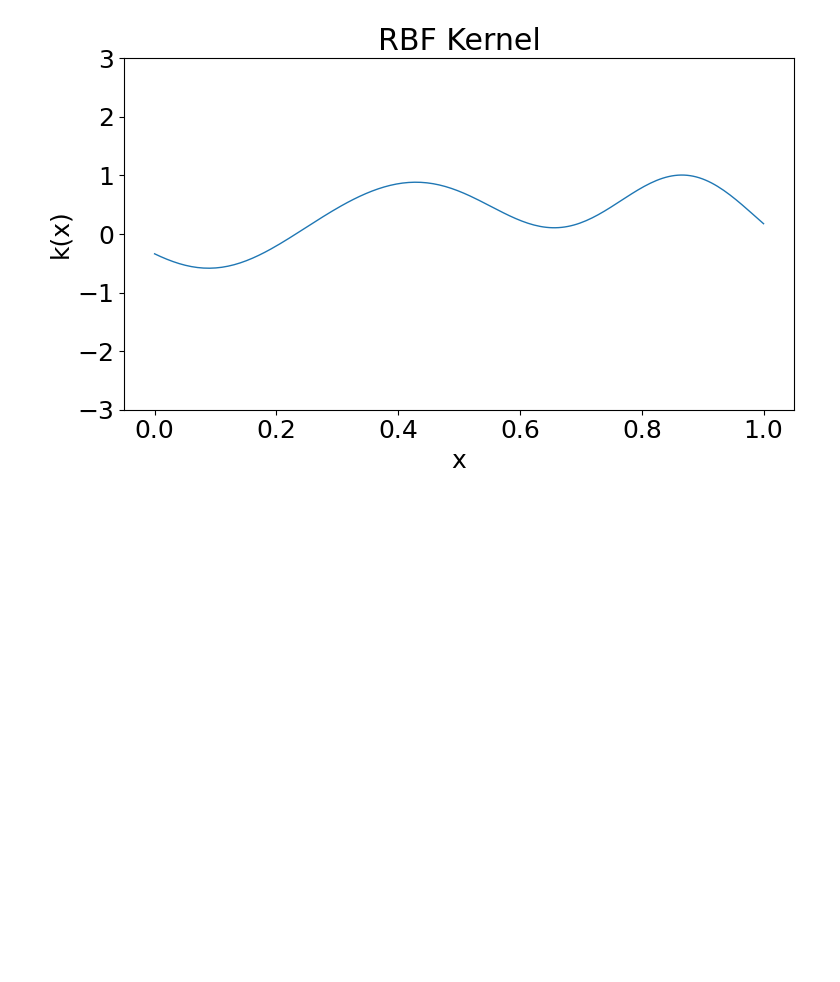
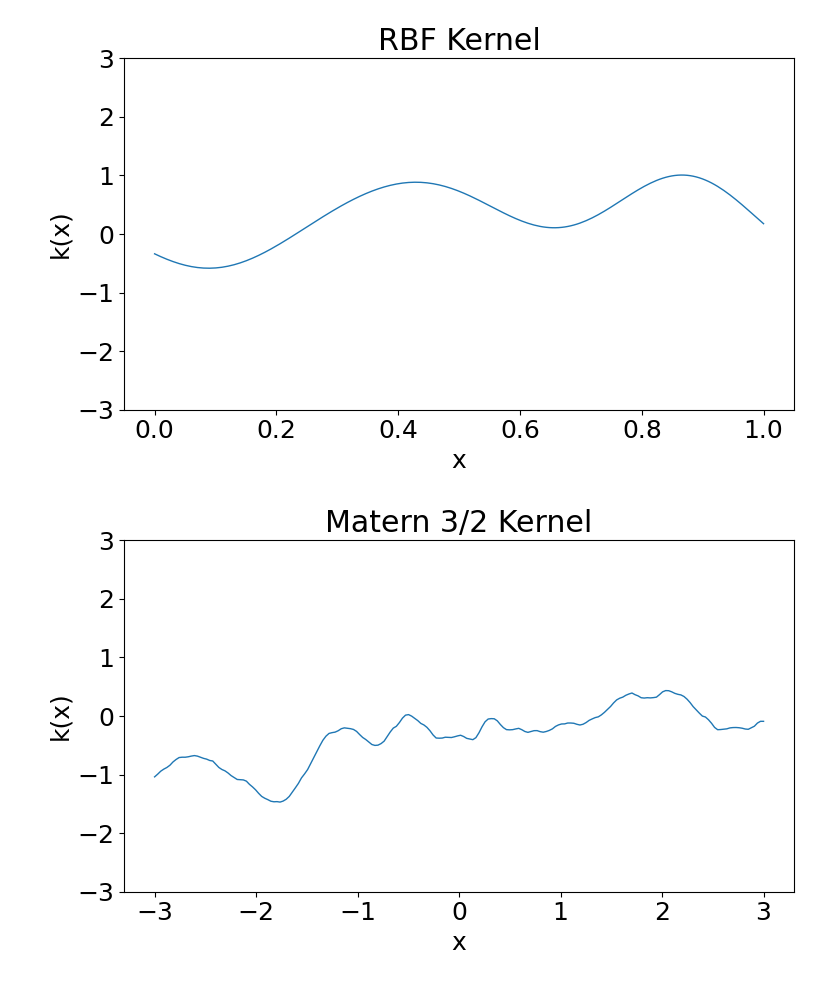
Before and after one commit to ShunYCheung/ShunYCheung.github.io, a Jupyter notebook: _posts/kernel_examples.ipynb, the cells around one changed output. Saved outputs shown, nothing was run; the diff lists cells and outputs as text; code cells hidden in the pictures; blank space fills up the shorter version.

Commit message:
matern_3_2 kernel

```diff
--- a/_posts/kernel_examples.ipynb
+++ b/_posts/kernel_examples.ipynb
@@ -46,3 +46,36 @@ writer = animation.PillowWriter(fps=1.5,
 ani.save('rbf_kernel_example.gif', writer=writer)
 # %% [output]
 [figure]
+# %%
+# Kernel hyperparameters
+sigma = 1.0
+ell = 1
+
+# Distances
+r = np.linspace(0, 1, 200)
+x = np.linspace(-3, 3, 200)
+# Matern 3/2 kernel
+
+X1, X2 = np.meshgrid(x, x)
+K = sigma**2 * (1 + np.sqrt(3) * np.abs(X1-X2) / ell) * np.exp(-np.sqrt(3) * np.abs(X1-X2) / ell)
+
+fig= plt.figure(figsize=(8,5))
+
+def animate(i):
+
+    plt.cla()
+    # Sample from GP
+    y = np.random.multivariate_normal(mean=np.zeros_like(x), cov=K, size=1)
+    plt.plot(x, y.T, linewidth=1)
+    plt.title("Matern 3/2 Kernel")
+    plt.xlabel("x")
+    plt.ylabel("k(x)")
+    plt.ylim(-3, 3)
+    plt.tight_layout()
+ani = animation.FuncAnimation(fig, animate, repeat=True, frames=10, interval=1000)
+writer = animation.PillowWriter(fps=1.5,
+                                metadata=dict(artist='Me'),
+                                bitrate=1800)
+ani.save('matern_3_2_kernel_example.gif', writer=writer)
+# %% [output]
+[figure, added]
```
Also changed, not shown: 2 other files.
